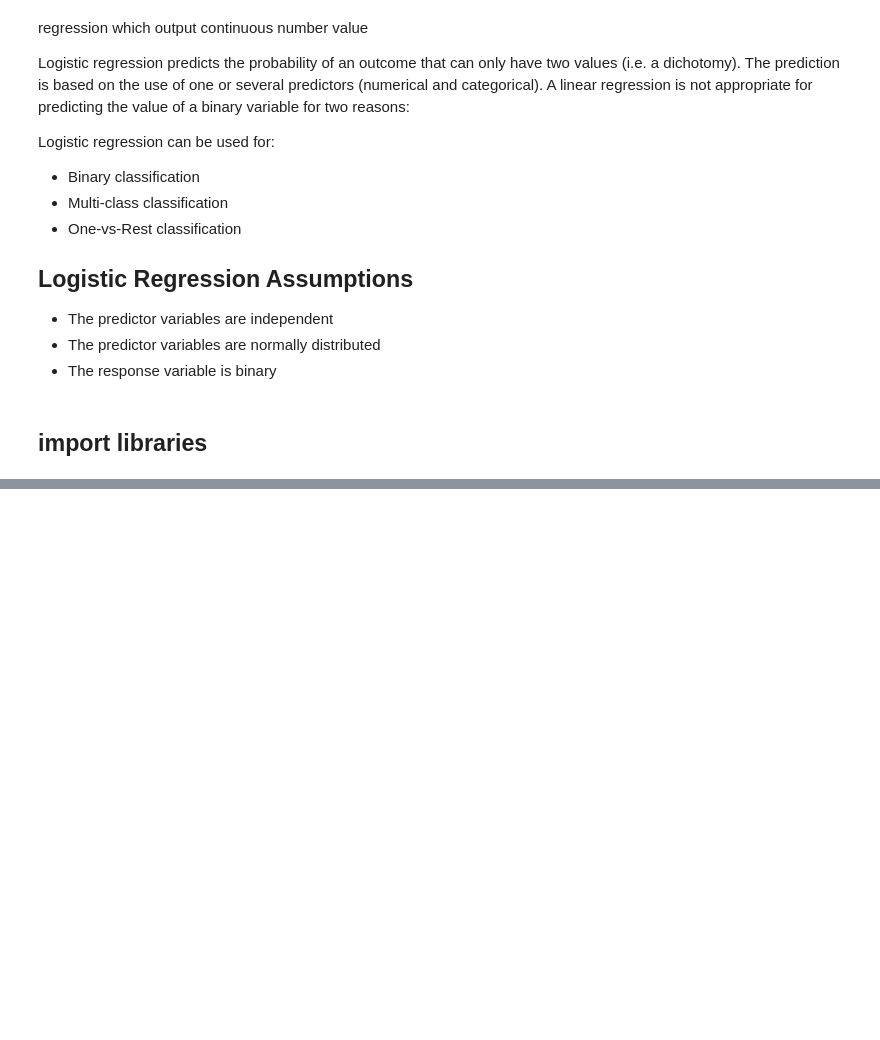
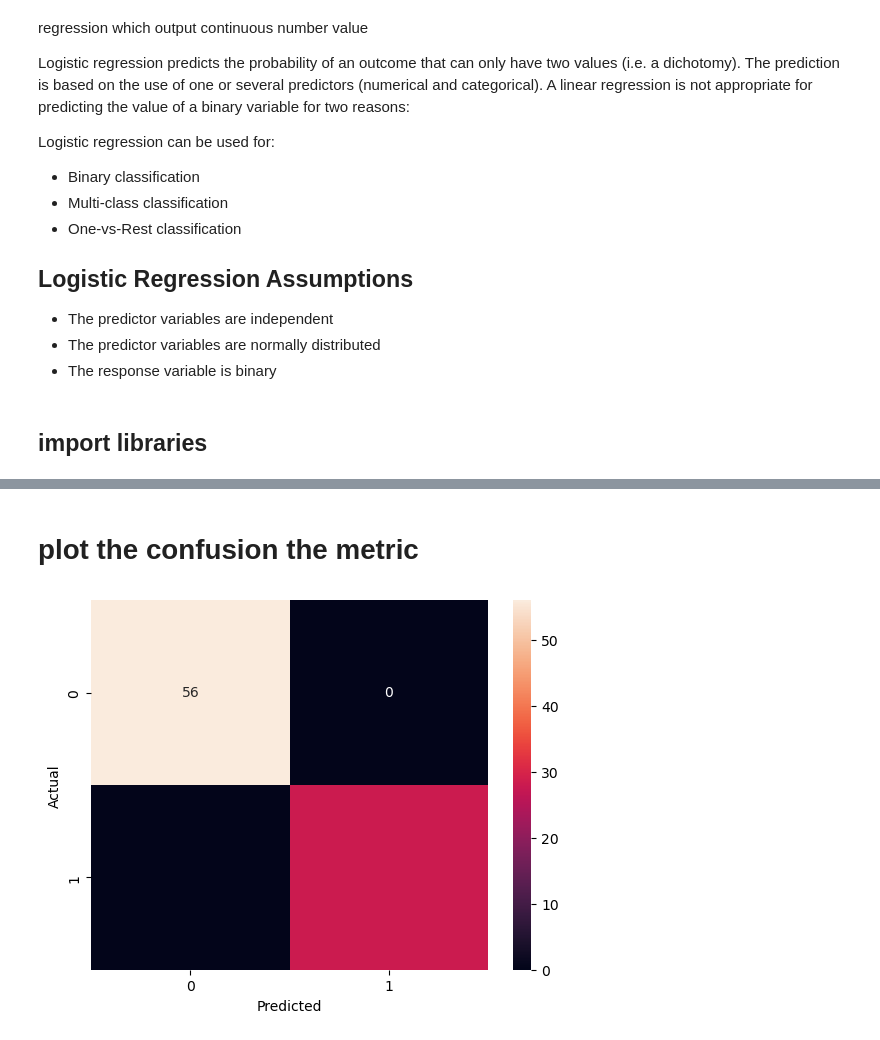
Before and after one commit to najeebjony/alfido_tech, a Jupyter notebook: titanic_prediction/logistic_regression.ipynb, the cells around one changed output, grey strips where cells are left out. Drawn from its saved outputs; the diff is of its cells as text; code cells hidden in the pictures; blank space fills up the shorter version.

Commit message:
"Updated logistic regression model for Titanic prediction with data preprocessing, evaluation, and model saving"

```diff
--- a/titanic_prediction/logistic_regression.ipynb
+++ b/titanic_prediction/logistic_regression.ipynb
@@ -33,0 +99,4 @@ from sklearn.preprocessing import StandardScaler , LabelEncoder
+# %%
+# X and y columns
+X = df.drop('Survived' , axis = 1)
+y = df['Survived']
@@ -33,0 +105,3 @@ from sklearn.preprocessing import StandardScaler , LabelEncoder
+# %%
+# train test split the data
+X_train , X_test , y_train , y_test = train_test_split(X , y , test_size = 0.2)
@@ -33,0 +110,4 @@ from sklearn.preprocessing import StandardScaler , LabelEncoder
+# %%
+# call model
+model = LogisticRegression()
+model.fit(X_train, y_train)
@@ -33,0 +118,3 @@ from sklearn.preprocessing import StandardScaler , LabelEncoder
+# %%
+# predict the values
+y_pred = model.predict(X_test)
@@ -33,0 +147,11 @@ from sklearn.preprocessing import StandardScaler , LabelEncoder
+# %% [markdown]
+# plot the confusion the metric
+# %%
+# plot the confusion the metric
+
+sns.heatmap(confusion_matrix(y_test , y_pred) , annot = True,fmt='d')
+plt.xlabel('Predicted')
+plt.ylabel('Actual')
+plt.show()
+# %% [output]
+[figure, added]
```
Also changed, not shown: parts of 14 cells of this notebook, 6 other files.
